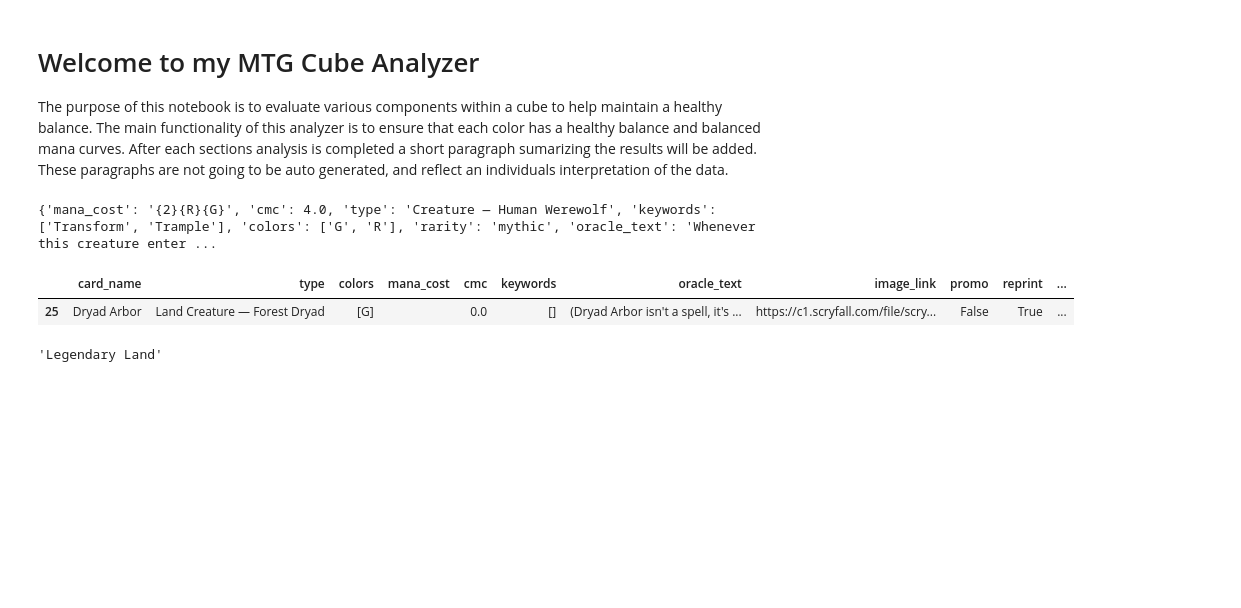
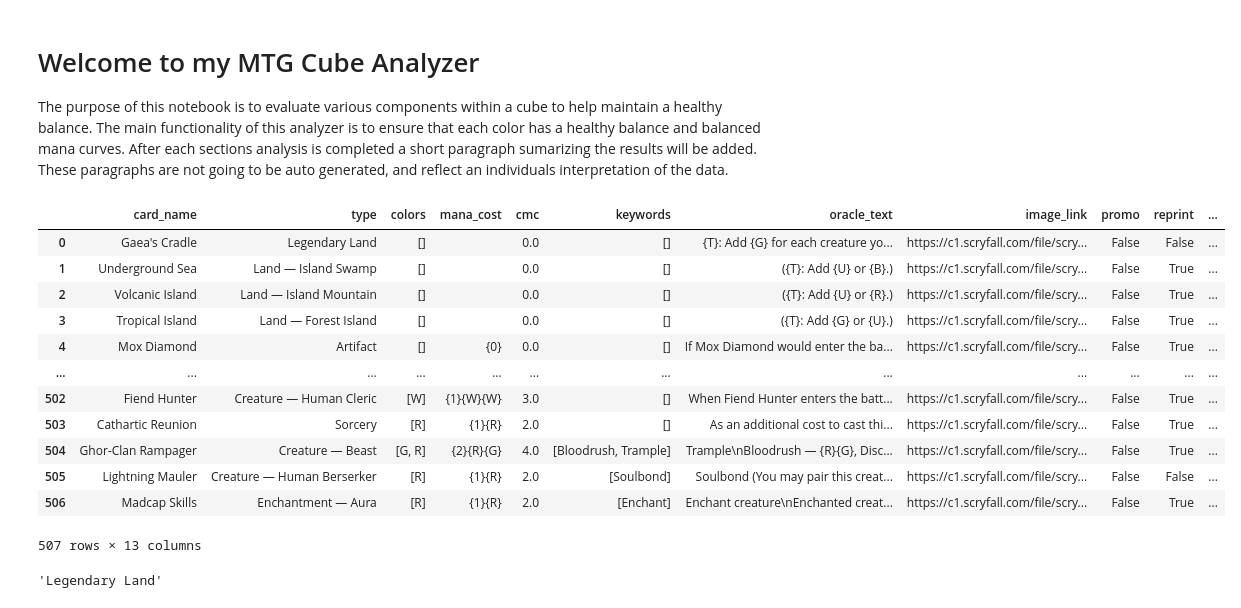
Before and after one commit to FortunesFavored/MTG_Cube_analysis, a Jupyter notebook: JupyterNotbooks/Cube_Analyzer.ipynb, the cells around one changed output. Saved outputs shown, nothing was run; the diff lists cells and outputs as text; code cells hidden in the pictures; blank space fills up the shorter version.

```diff
--- a/JupyterNotbooks/Cube_Analyzer.ipynb
+++ b/JupyterNotbooks/Cube_Analyzer.ipynb
@@ -18,10 +18,6 @@ import re
 cube_data = json.load(open("cube_compiled", "r"))
 # %%
 # pprint.pprint(cube_data)
-# %%
-print(cube_data["Huntmaster of the Fells"])
-# %% [output]
-{'mana_cost': '{2}{R}{G}', 'cmc': 4.0, 'type': 'Creature — Human Werewolf', 'keywords': ['Transform', 'Trample'], 'colors': ['G', 'R'], 'rarity': 'mythic', 'oracle_text': 'Whenever this creature enter ...
 # %%
 card_data = {
     "card_name":[x for x in list(cube_data.keys())],
@@ -41,10 +37,21 @@ card_data = {
 # %%
 card_df = pd.DataFrame(data=card_data)
 
-card_df[25:26]
+card_df
 # %% [output]
 |  | card_name | type | colors | mana_cost | cmc | keywords | oracle_text | image_link | promo | reprint | ... |
-| 25 | Dryad Arbor | Land Creature — Forest Dryad | [G] |  | 0.0 | [] | (Dryad Arbor isn't a spell, it's ... | https://c1.scryfall.com/file/scry... | False | True | ... |
+| 0 | Gaea's Cradle | Legendary Land | [] |  | 0.0 | [] | {T}: Add {G} for each creature yo... | https://c1.scryfall.com/file/scry... | False | False | ... |
+| 1 | Underground Sea | Land — Island Swamp | [] |  | 0.0 | [] | ({T}: Add {U} or {B}.) | https://c1.scryfall.com/file/scry... | False | True | ... |
+| 2 | Volcanic Island | Land — Island Mountain | [] |  | 0.0 | [] | ({T}: Add {U} or {R}.) | https://c1.scryfall.com/file/scry... | False | True | ... |
+| 3 | Tropical Island | Land — Forest Island | [] |  | 0.0 | [] | ({T}: Add {G} or {U}.) | https://c1.scryfall.com/file/scry... | False | True | ... |
+| 4 | Mox Diamond | Artifact | [] | {0} | 0.0 | [] | If Mox Diamond would enter the ba... | https://c1.scryfall.com/file/scry... | False | True | ... |
+| ... | ... | ... | ... | ... | ... | ... | ... | ... | ... | ... | ... |
+| 502 | Fiend Hunter | Creature — Human Cleric | [W] | {1}{W}{W} | 3.0 | [] | When Fiend Hunter enters the batt... | https://c1.scryfall.com/file/scry... | False | True | ... |
+| 503 | Cathartic Reunion | Sorcery | [R] | {1}{R} | 2.0 | [] | As an additional cost to cast thi... | https://c1.scryfall.com/file/scry... | False | True | ... |
+| 504 | Ghor-Clan Rampager | Creature — Beast | [G, R] | {2}{R}{G} | 4.0 | [Bloodrush, Trample] | Trample\nBloodrush — {R}{G}, Disc... | https://c1.scryfall.com/file/scry... | False | True | ... |
+| 505 | Lightning Mauler | Creature — Human Berserker | [R] | {1}{R} | 2.0 | [Soulbond] | Soulbond (You may pair this creat... | https://c1.scryfall.com/file/scry... | False | False | ... |
+| 506 | Madcap Skills | Enchantment — Aura | [R] | {1}{R} | 2.0 | [Enchant] | Enchant creature\nEnchanted creat... | https://c1.scryfall.com/file/scry... | False | True | ... |
+507 rows × 13 columns
 # %%
 card_df["type"][0]
 # %% [output]
```
Also changed, not shown: parts of 7 cells of this notebook, 1 other file.
